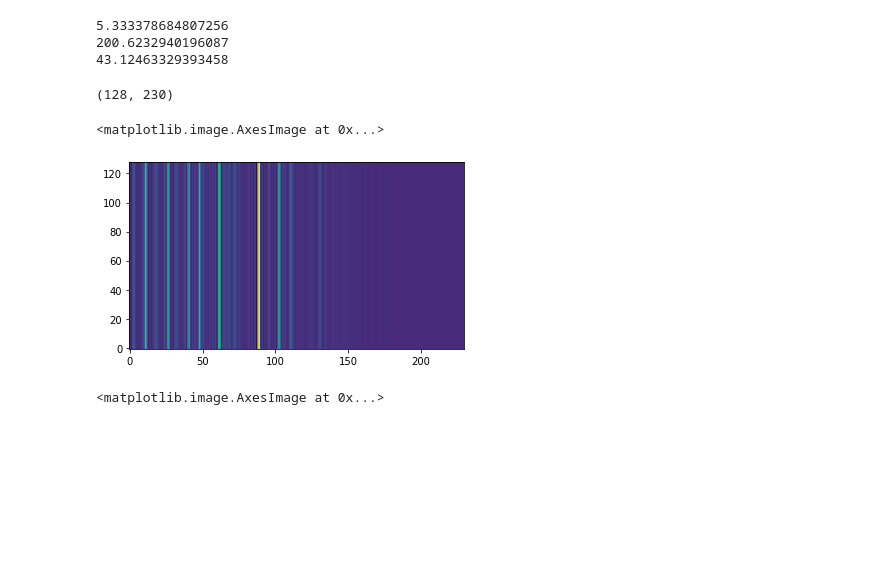
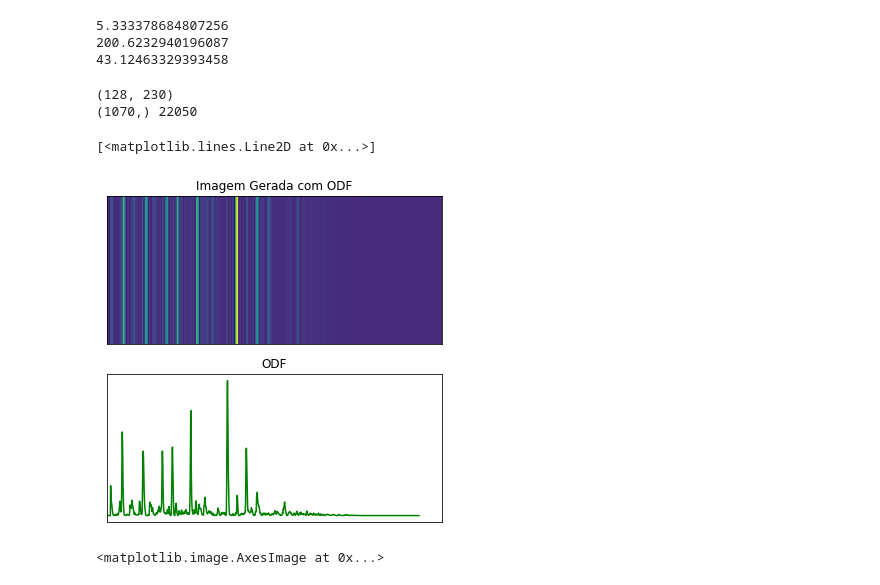
Before and after one commit to GPAD-UFBA/tempo_estimation_emd, a Jupyter notebook: main_upemd_onset.ipynb, the cells around one changed output. Saved outputs shown, nothing was run; the diff lists cells and outputs as text; code cells hidden in the pictures; blank space fills up the shorter version.

```diff
--- a/exploratory_onset.ipynb
+++ b/main_upemd_onset.ipynb
@@ -124,14 +129,30 @@ print(spec_f)
 # %%
 odf_sf_1 = odf_sf.reshape(1,-1)
 odf_r = librosa.resample(odf_sf_1, orig_sr=f_odf, target_sr=spec_f)
 odf_im = np.repeat(odf_r, 128,axis=0)
 print(odf_im.shape)
 
+plt.figure(facecolor='xkcd:white',figsize=(6, 6))
+time_vect = np.linspace(0, 214, 1070)
+print(odf_sf.shape, sr)
+ax = plt.subplot(2, 1, 2)
+plt.subplot(2, 1, 1,sharex=ax)
 plt.imshow(odf_im, origin='lower')
+plt.title('Imagem Gerada com ODF')
+plt.xticks([])
+plt.yticks([])
+plt.axis('tight')
+
+plt.subplot(2, 1, 2,sharex=ax)
+plt.title('ODF')
+plt.xticks([])
+plt.yticks([])
+plt.plot(time_vect,odf_sf, color='g', label='Superflux')
 # %% [output]
 (128, 230)
+(1070,) 22050
-<matplotlib.image.AxesImage at 0x...>
+[<matplotlib.lines.Line2D at 0x...>]
-[figure, old version]
+[figure, new version]
 # %%
 a = librosa.feature.melspectrogram(y=y, sr=sr)
 S_dB = librosa.power_to_db(a, ref=np.max)
```
Also changed, not shown: parts of 8 cells of this notebook, 3 other files.
